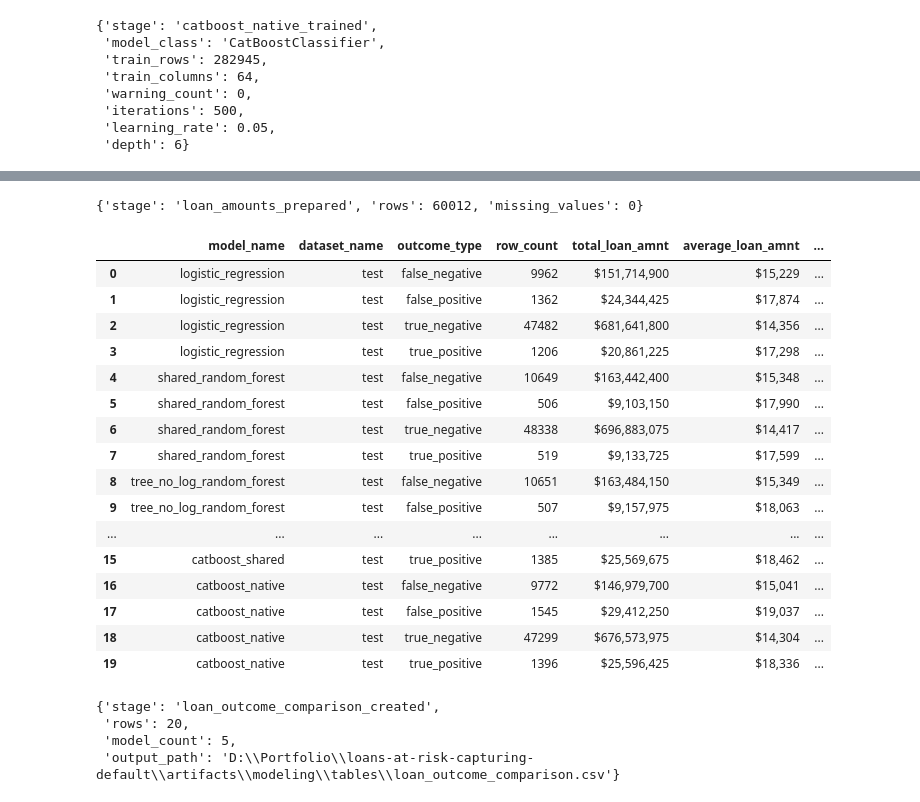
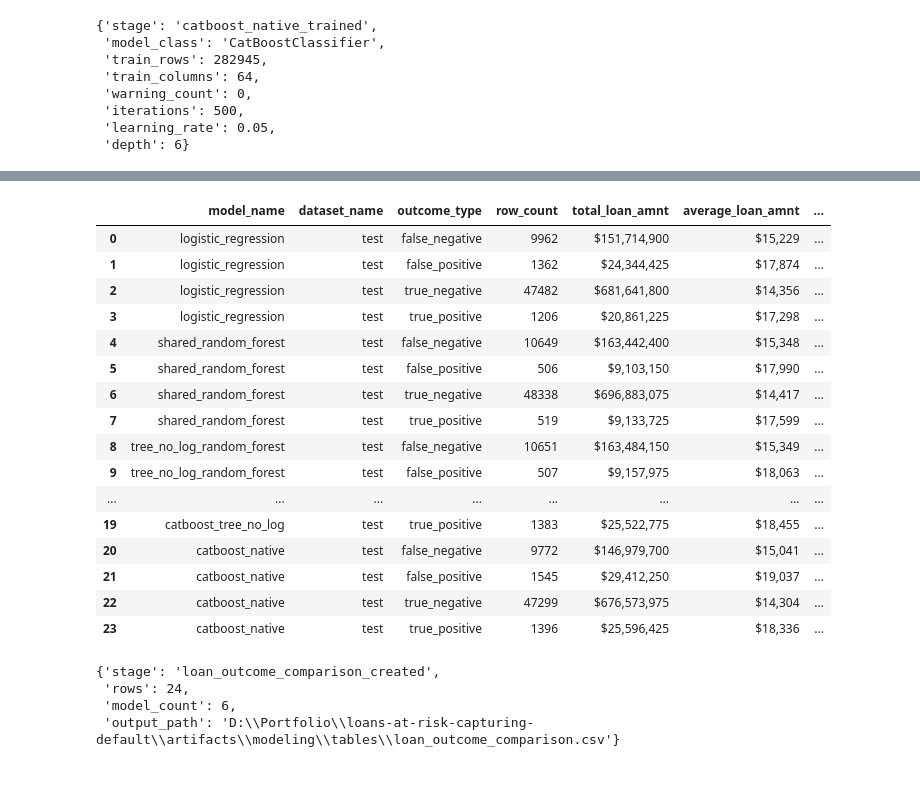
Before and after one commit to Mister-Sippi/loans-at-risk-capturing-default, a Jupyter notebook: notebooks/03_modeling.ipynb, the cells around one changed output, grey strips where cells are left out. Saved outputs shown, nothing was run; the diff lists cells and outputs as text; code cells hidden in the pictures.

```diff
--- a/notebooks/03_modeling.ipynb
+++ b/notebooks/03_modeling.ipynb
@@ -1628,7 +1683,7 @@ with pd.option_context("display.max_colwidth", None):
 # Train CatBoost model with native categorical handling
 # --------------------------------------------------------
 
-catboost_native_model, catboost_native_training_metadata = tm.train_catboost(
+catboost_native_model, catboost_native_train_metadata = tm.train_catboost(
     X_train=X_catboost_native_train,
     y_train=y_catboost_native_train,
     categorical_feature_names=catboost_native_categorical_features,
@@ -1646,7 +1701,7 @@ catboost_native_model, catboost_native_training_metadata = tm.train_catboost(
 with pd.option_context("display.max_colwidth", None):
     display(
         pd.DataFrame(
-            {"warning_message": catboost_native_training_metadata["warning_messages"]}
+            {"warning_message": catboost_native_train_metadata["warning_messages"]}
         )
     )
 
@@ -1655,10 +1710,10 @@ with pd.option_context("display.max_colwidth", None):
     "model_class": type(catboost_native_model).__name__,
     "train_rows": int(X_catboost_native_train.shape[0]),
     "train_columns": int(X_catboost_native_train.shape[1]),
-    "warning_count": catboost_native_training_metadata["warning_count"],
-    "iterations": catboost_native_training_metadata["iterations"],
-    "learning_rate": catboost_native_training_metadata["learning_rate"],
-    "depth": catboost_native_training_metadata["depth"],
+    "warning_count": catboost_native_train_metadata["warning_count"],
+    "iterations": catboost_native_train_metadata["model_params"]["iterations"],
+    "learning_rate": catboost_native_train_metadata["model_params"]["learning_rate"],
+    "depth": catboost_native_train_metadata["model_params"]["depth"],
 }
 # %% [output]
 |  | warning_message |
@@ -1873,17 +1981,3 @@ The next step therefore extends evaluation from counts to exposure. For each mod
-# %%
-# --------------------------------------------------------
-# Prepare raw loan amounts for monetary evaluation
-# --------------------------------------------------------
-
-loan_amounts_test = df_feature_engineering_test["loan_amnt"].copy()
-
-{
-    "stage": "loan_amounts_prepared",
-    "rows": int(loan_amounts_test.shape[0]),
-    "missing_values": int(loan_amounts_test.isna().sum()),
-}
-# %% [output]
-{'stage': 'loan_amounts_prepared', 'rows': 60012, 'missing_values': 0}
 # %%
 # --------------------------------------------------------
 # Monetary Evaluation Logistic Regression Model
@@ -1922,7 +2016,7 @@ shared_random_forest_loan_outcome_summary_df = em.summarize_outcomes_by_loan_amo
 )
 
 # --------------------------------------------------------
-# Monetary Evaluation Random Forest Tree_No_Log Model
+# Monetary Evaluation Random Forest Tree-No-Log Model
 # --------------------------------------------------------
 
 tree_no_log_random_forest_outcome_df = em.build_prediction_outcome_table(
@@ -1958,6 +2052,24 @@ catboost_shared_loan_outcome_summary_df = em.summarize_outcomes_by_loan_amount(
 )
 
 # --------------------------------------------------------
+# Monetary Evaluation CatBoost Tree-No-Log Model
+# --------------------------------------------------------
+
+catboost_tree_no_log_outcome_df = em.build_prediction_outcome_table(
+    y_true=y_tree_no_log_test,
+    prediction_dataframe=catboost_tree_no_log_test_predictions_df,
+    loan_amounts=loan_amounts_test,
+    model_name="catboost_tree_no_log",
+    dataset_name="test",
+    log=PROJECT_LOG_FILE,
+)
+
+catboost_tree_no_log_loan_outcome_summary_df = em.summarize_outcomes_by_loan_amount(
+    outcome_dataframe=catboost_tree_no_log_outcome_df,
+    log=PROJECT_LOG_FILE,
+)
+
+# --------------------------------------------------------
 # Monetary Evaluation CatBoost Native Model
 # --------------------------------------------------------
 
@@ -1985,6 +2097,7 @@ loan_outcome_comparison_df = pd.concat(
         shared_random_forest_loan_outcome_summary_df,
         tree_no_log_random_forest_loan_outcome_summary_df,
         catboost_shared_loan_outcome_summary_df,
+        catboost_tree_no_log_loan_outcome_summary_df,
         catboost_native_loan_outcome_summary_df,
     ],
     axis=0,
@@ -2004,41 +2117,41 @@ for column_name in money_columns:
         loan_outcome_comparison_display_df[column_name]
         .map(lambda value: f"${value:,.0f}")
     )
 
 display(loan_outcome_comparison_display_df)
 
 loan_outcome_comparison_file = modeling_tables_dir / "loan_outcome_comparison.csv"
 loan_outcome_comparison_df.to_csv(loan_outcome_comparison_file, index=False)
 
 log(f"[evaluation][loan_outcome_comparison] table_file={loan_outcome_comparison_file}")
 
 {
     "stage": "loan_outcome_comparison_created",
     "rows": int(loan_outcome_comparison_df.shape[0]),
     "model_count": int(loan_outcome_comparison_df["model_name"].nunique()),
     "output_path": str(loan_outcome_comparison_file),
 }
 # %% [output]
 |  | model_name | dataset_name | outcome_type | row_count | total_loan_amnt | average_loan_amnt | ... |
 | 0 | logistic_regression | test | false_negative | 9962 | $151,714,900 | $15,229 | ... |
 | 1 | logistic_regression | test | false_positive | 1362 | $24,344,425 | $17,874 | ... |
 | 2 | logistic_regression | test | true_negative | 47482 | $681,641,800 | $14,356 | ... |
 | 3 | logistic_regression | test | true_positive | 1206 | $20,861,225 | $17,298 | ... |
 | 4 | shared_random_forest | test | false_negative | 10649 | $163,442,400 | $15,348 | ... |
 | 5 | shared_random_forest | test | false_positive | 506 | $9,103,150 | $17,990 | ... |
 | 6 | shared_random_forest | test | true_negative | 48338 | $696,883,075 | $14,417 | ... |
 | 7 | shared_random_forest | test | true_positive | 519 | $9,133,725 | $17,599 | ... |
 | 8 | tree_no_log_random_forest | test | false_negative | 10651 | $163,484,150 | $15,349 | ... |
 | 9 | tree_no_log_random_forest | test | false_positive | 507 | $9,157,975 | $18,063 | ... |
 | ... | ... | ... | ... | ... | ... | ... | ... |
-| 15 | catboost_shared | test | true_positive | 1385 | $25,569,675 | $18,462 | ... |
-| 16 | catboost_native | test | false_negative | 9772 | $146,979,700 | $15,041 | ... |
-| 17 | catboost_native | test | false_positive | 1545 | $29,412,250 | $19,037 | ... |
-| 18 | catboost_native | test | true_negative | 47299 | $676,573,975 | $14,304 | ... |
-| 19 | catboost_native | test | true_positive | 1396 | $25,596,425 | $18,336 | ... |
+| 19 | catboost_tree_no_log | test | true_positive | 1383 | $25,522,775 | $18,455 | ... |
+| 20 | catboost_native | test | false_negative | 9772 | $146,979,700 | $15,041 | ... |
+| 21 | catboost_native | test | false_positive | 1545 | $29,412,250 | $19,037 | ... |
+| 22 | catboost_native | test | true_negative | 47299 | $676,573,975 | $14,304 | ... |
+| 23 | catboost_native | test | true_positive | 1396 | $25,596,425 | $18,336 | ... |
 {'stage': 'loan_outcome_comparison_created',
- 'rows': 20,
- 'model_count': 5,
+ 'rows': 24,
+ 'model_count': 6,
  'output_path': 'D:\\Portfolio\\loans-at-risk-capturing-default\\artifacts\\modeling\\tables\\loan_outcome_comparison.csv'}
 # %% [markdown]
 ## Monetary Evaluation
```
Also changed, not shown: parts of 59 cells of this notebook, 20 other files.
